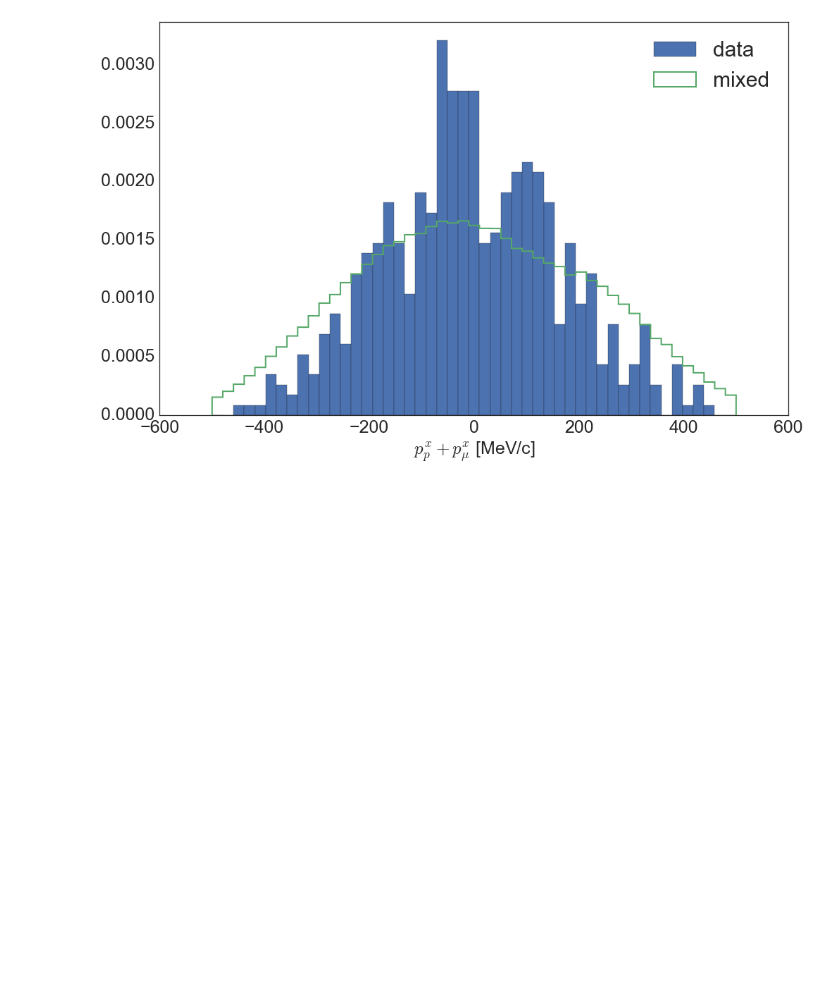
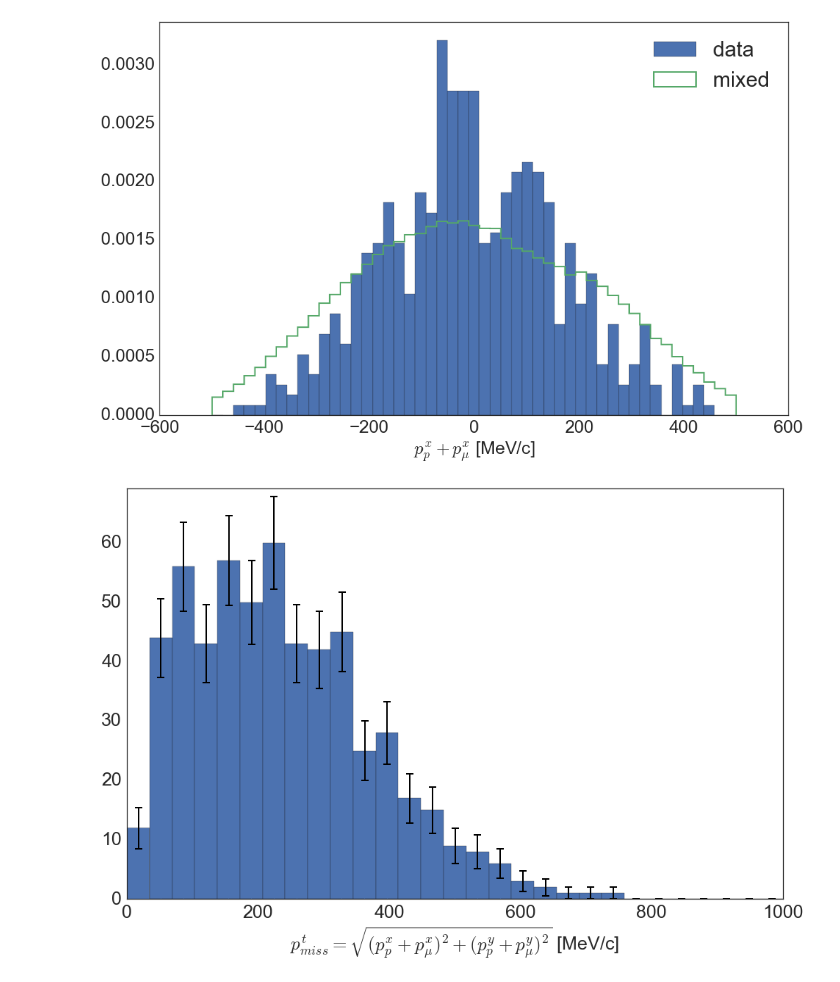
Before and after one commit to erezcoh4/AnalysisTreesInformation, a Jupyter notebook: AnaTreesPackage/notebooks/CCQE_events_anafile_plos.ipynb, the cells around one changed output. Saved outputs shown, nothing was run; the diff lists cells and outputs as text; code cells hidden in the pictures; blank space fills up the shorter version.

```diff
--- a/AnaTreesPackage/notebooks/CCQE_events_anafile_plos.ipynb
+++ b/AnaTreesPackage/notebooks/CCQE_events_anafile_plos.ipynb
@@ -96,6 +88,22 @@ plt.legend(loc='upper right',fontsize=30)
 # %% [output]
 <matplotlib.legend.Legend at 0x...>
 [figure]
+# %%
+Px_mu_p = data.mu_P*np.sin(data.mu_theta)*np.cos(data.mu_phi)+data.p_P*np.sin(data.p_theta)*np.cos(data.p_phi)
+Py_mu_p = data.mu_P*np.sin(data.mu_theta)*np.sin(data.mu_phi)+data.p_P*np.sin(data.p_theta)*np.sin(data.p_phi)
+Pt_mu_p = np.sqrt( np.square(Px_mu_p) + np.square(Py_mu_p) )
+# mixed_Py_mu_p = mixed.mu_P*np.sin(mixed.mu_theta)*np.sin(mixed.mu_phi)+mixed.p_P*np.sin(mixed.p_theta)*np.sin(mixed.p_phi)
+
+bins=np.linspace(0,1000,30)
+ax , h , bins , mid = hist_with_errors( Pt_mu_p , bins=np.linspace(0,1000,30) ,
+                                       xlabel='$p_{miss}^t = \\sqrt{(p_p^x+p_{\\mu}^x)^2 + (p_p^y+p_{\\mu}^y)^2}$ [MeV/c]' )
+
+
+# plt.hist(mixed_Py_mu_p,histtype='step',label='mixed',linewidth=2,normed=1,bins=bins);
+# mid = 0.5*(bins[1:] + bins[:-1])
+# plt.legend(loc='upper right',fontsize=30)
+# %% [output]
+[figure, added]
 # %%
 Py_mu_p = data.mu_P*np.sin(data.mu_theta)*np.sin(data.mu_phi)+data.p_P*np.sin(data.p_theta)*np.sin(data.p_phi)
 mixed_Py_mu_p = mixed.mu_P*np.sin(mixed.mu_theta)*np.sin(mixed.mu_phi)+mixed.p_P*np.sin(mixed.p_theta)*np.sin(mixed.p_phi)
```
Also changed, not shown: parts of 6 cells of this notebook, 1 other file.
